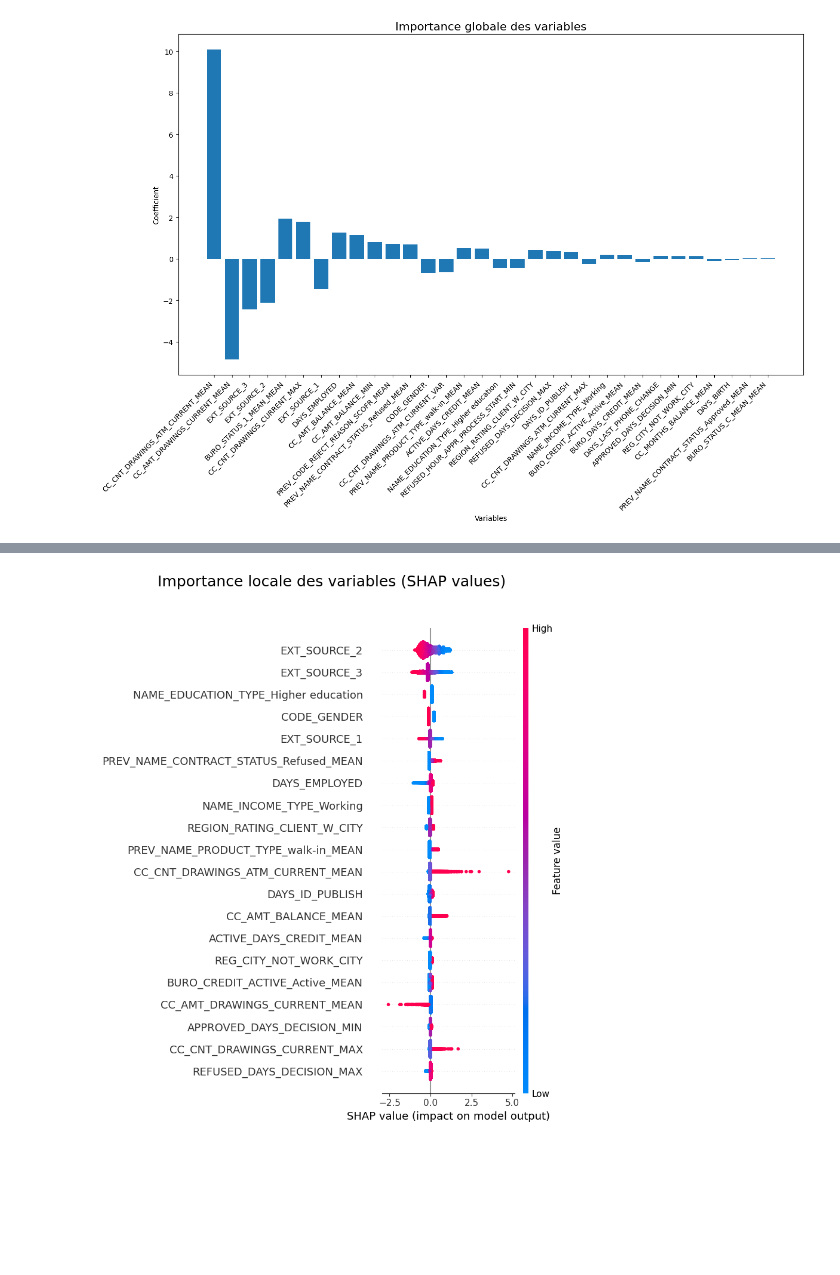
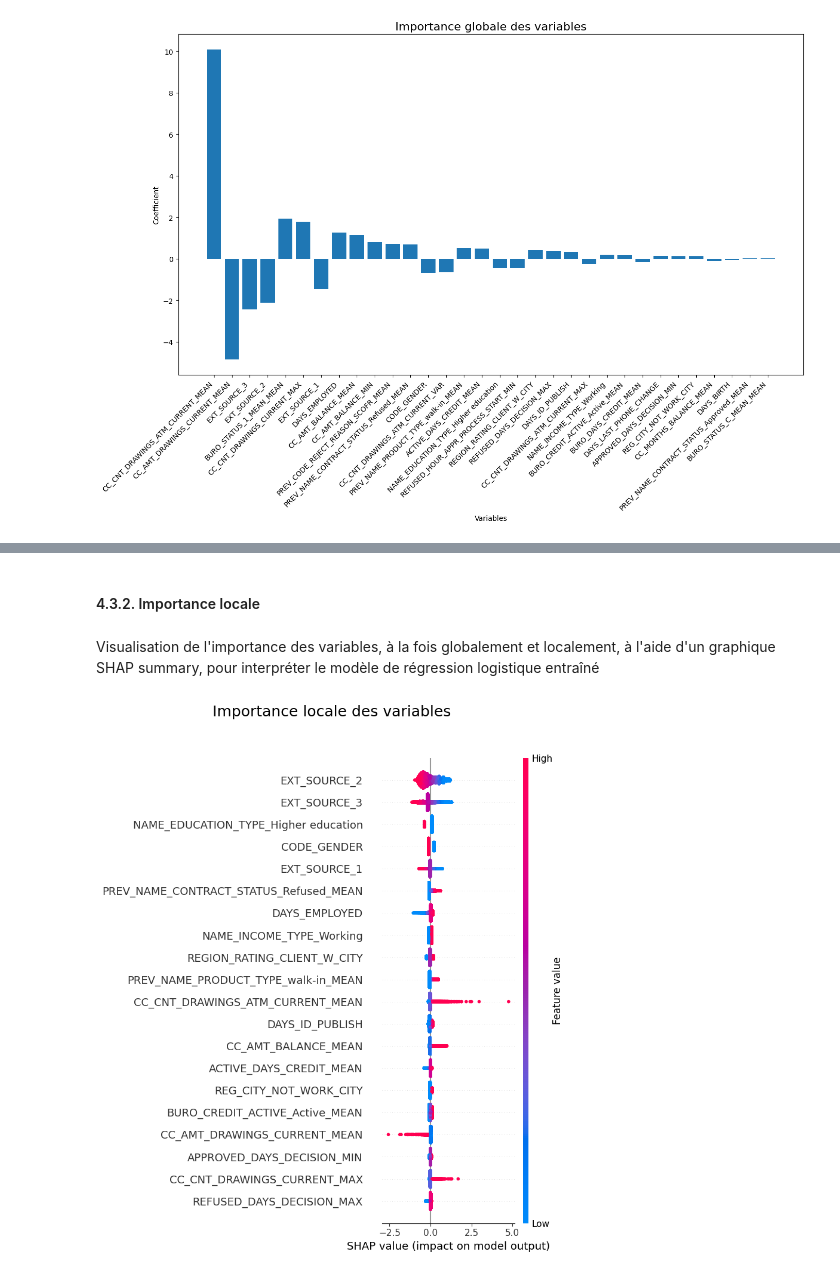
Before and after one commit to AmiraBah/projet7, a Jupyter notebook: modelisation/Bahou_Amira_2_notebook_modélisation_092024.ipynb, the cells around one changed output, grey strips where cells are left out. Drawn from its saved outputs; the diff is of its cells as text; code cells hidden in the pictures; blank space fills up the shorter version.

```diff
--- a/modelisation/Bahou_Amira_2_notebook_modélisation_092024.ipynb
+++ b/modelisation/Bahou_Amira_2_notebook_modélisation_092024.ipynb
@@ -609,9 +589,9 @@ def evaluate_model(model, X_train, y_train, X_val, y_val, threshold=0.5):
     model.fit(X_train, y_train)
     y_val_pred_proba = model.predict_proba(X_val)[:, 1]
 
-    auc_score = roc_auc_score(y_val, y_val_pred_proba)
+    auc_score = round(roc_auc_score(y_val, y_val_pred_proba), 2)
     business_cost = business_score(y_val, y_val_pred_proba, threshold=threshold)
-    exec_time = time.time() - start_time
+    exec_time = round(time.time() - start_time, 2)
 
     return {
         'AUC': auc_score,
@@ -636,15 +616,18 @@ def find_optimal_threshold(model, X_val, y_val, fn_cost=10, fp_cost=1):
 
 # Modèles à tester
 models = {
+    'DummyClassifier': DummyClassifier(strategy='stratified'),
     'LogisticRegression': LogisticRegression(max_iter=1000),
     'LightGBM': LGBMClassifier(),
     'XGBoost': XGBClassifier(eval_metric='auc'),
-    'CatBoost': CatBoostClassifier(silent=True),
-    'Dummy': DummyClassifier(strategy='stratified')
+    'CatBoost': CatBoostClassifier(silent=True)
 }
 
 # Paramètres à tester pour chaque modèle avec RandomizedSearchCV
 param_dist = {
+    'DummyClassifier': {
+        'strategy': ['stratified', 'most_frequent']
+    },
     'LogisticRegression': {
         'C': uniform(0.01, 10),
         'solver': ['lbfgs', 'liblinear']
@@ -663,9 +646,6 @@ param_dist = {
         'depth': randint(3, 10),
         'learning_rate': uniform(0.01, 0.3),
         'iterations': randint(100, 200)
-    },
-    'Dummy': {
-        'strategy': ['stratified', 'most_frequent']
     }
 }
 
@@ -674,6 +654,7 @@ results = []
 
 
 # Initialiser l'expérience MLflow
+mlflow.set_tracking_uri("file:./mlruns")
 mlflow.set_experiment('credit_scoring_experiment')
 
 # Boucle sur les modèles
@@ -796,26 +819,19 @@ La valeur absolue des coefficients indique l'importance des variables.
+# %% [markdown]
+#### 4.3.2. Importance locale
+# %% [markdown]
+Visualisation de l'importance des variables, à la fois globalement et localement, à l'aide d'un graphique SHAP summary, pour interpréter le modèle de régression logistique entraîné
 # %%
-#Importance locale
-import shap
-
 # Créer un explainer SHAP pour le modèle LogisticRegression
-explainer = shap.LinearExplainer(best_model, X_train)  # Utilise l'explicateur linéaire pour la régression logistique
+explainer = shap.LinearExplainer(best_model, X_train)
 
 # Calculer les valeurs SHAP pour le jeu de test
 shap_values = explainer.shap_values(X_test)
 
-# Créer une nouvelle figure
+# Afficher le résumé SHAP global (mélange entre importance globale et locale)
 plt.figure(figsize=(10, 6))
-
-# Afficher le résumé SHAP global (mélange entre importance globale et locale)
 shap.summary_plot(shap_values, X_test, feature_names=quantitative_columns, show=False)
-
-# Ajouter un titre centré avec du padding pour éviter les décalages
-plt.suptitle("Importance locale des variables (SHAP values)", x=0.5, ha='center', fontsize=18)
-
-# Ajuster le layout pour éviter les chevauchements
+plt.suptitle("Importance locale des variables", x=0.5, ha='center', fontsize=18)
 plt.tight_layout(rect=[0, 0, 1, 0.95])
-
-# Afficher la figure
 plt.show()
 # %% [output]
-[figure, old version]
+[figure, new version]
```
Also changed, not shown: parts of 61 cells of this notebook, 25 other files.
